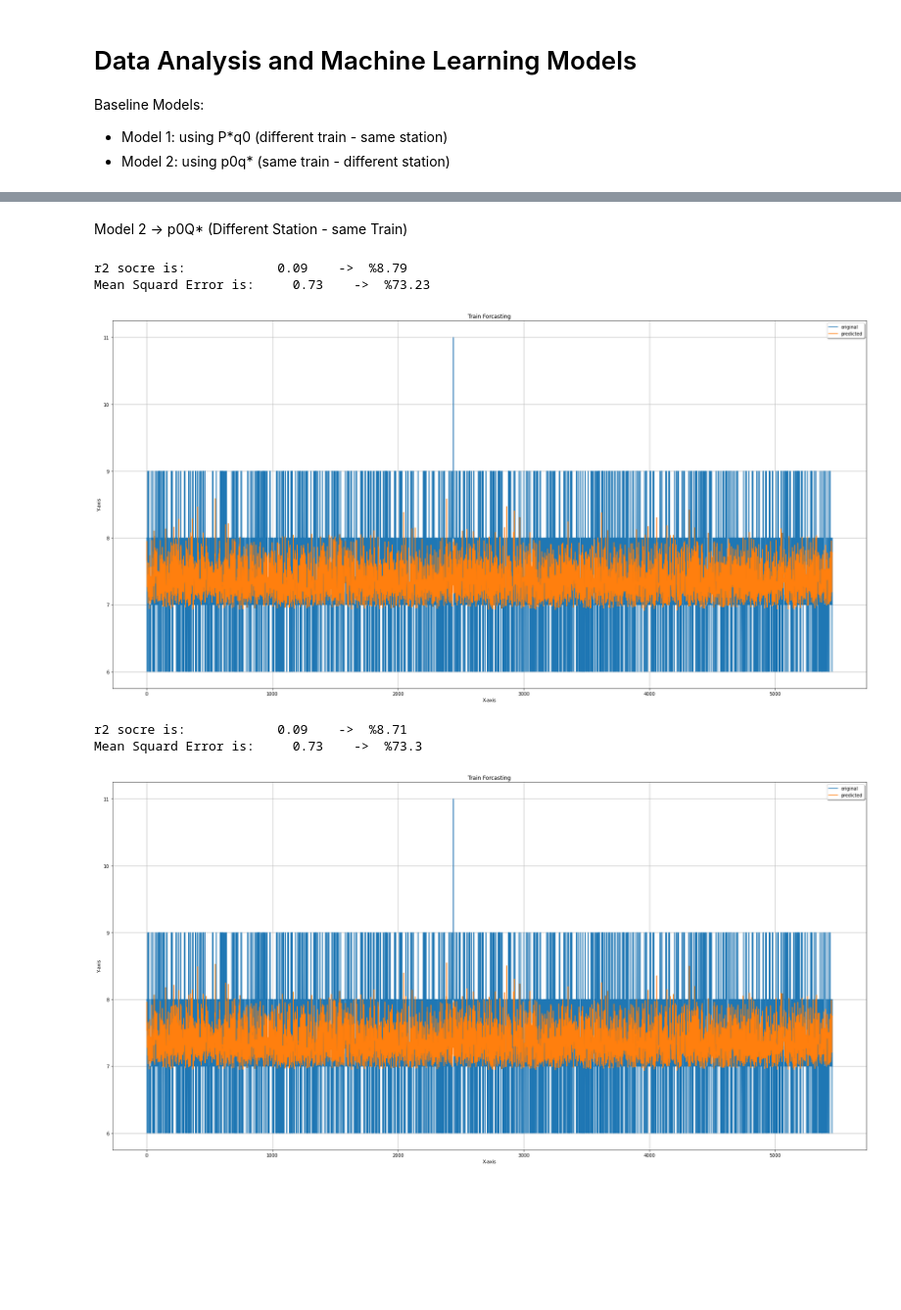
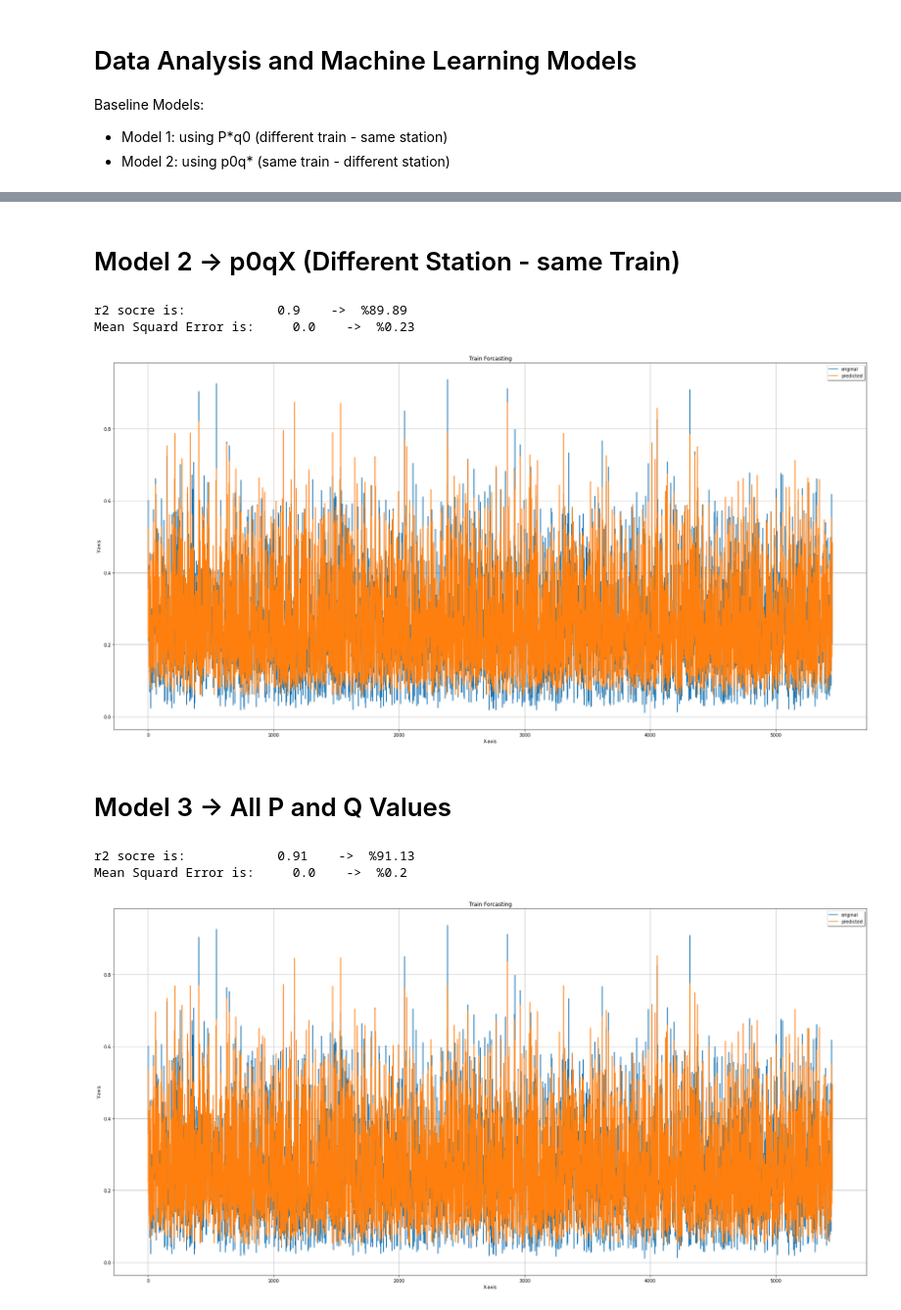
Before and after one commit to BlueMonkeyQ/Train-Forcasting, a Jupyter notebook: EDA.ipynb, the cells around one changed output, grey strips where cells are left out. Shown at 98% size. Drawn from its saved outputs; the diff is of its cells as text; code cells hidden in the pictures; blank space fills up the shorter version.

```diff
--- a/EDA.ipynb
+++ b/EDA.ipynb
@@ -519,4 +519,7 @@ from sklearn.model_selection import train_test_split
 from sklearn.linear_model import LinearRegression
 from sklearn.metrics import r2_score
 from sklearn.metrics import mean_squared_error
+# %%
+Xtrain = TrainData_Date.drop(columns=['p0q0', 'intHour'], axis=1)
+Ytrain = TrainData_Date.drop(columns=['date','weekday','month','train','station','hour','p1q0','p2q0','p3q0', 'p0q1','p0q2','p0q3', 'intHour'], axis=1)
 # %% [markdown]
@@ -560,13 +561,11 @@ Mean Squard Error is:     0.47    ->  %46.8
 # %% [markdown]
-Model 2 -> p0Q* (Different Station - same Train)
+# Model 2 -> p0qX (Different Station - same Train)
 # %%
-model_2 = TrainData_Date.copy()
-columns = ['date','weekday','month','train','station','hour','p1q0','p2q0','p3q0']
-model_2 = model_2.drop(columns=columns, axis= 1)
-features = model_2.iloc[:,:-1]
-target = model_2.iloc[:,-1:]
+model_2x = Xtrain.copy()
+droppedColumns = ['date','weekday','month','train','station','hour','p1q0','p2q0','p3q0']
+model_2x = model_2x.drop(columns=droppedColumns, axis= 1)
 
-x_train, x_test, y_train, y_test = train_test_split(features, target, test_size = 0.2, random_state = 42)
+x_train, x_test, y_train, y_test = train_test_split(model_2x, Ytrain, test_size = 0.2, random_state = 42)
 
 LR = LinearRegression()
 LR.fit(x_train,y_train)
@@ -594,44 +593,44 @@ plt.grid(True)
 plt.rcParams['figure.figsize'] = [30, 15]
 plt.show()
 # %% [output]
-r2 socre is:            0.09    ->  %8.79
-Mean Squard Error is:     0.73    ->  %73.23
+r2 socre is:            0.9    ->  %89.89
+Mean Squard Error is:     0.0    ->  %0.23
-[figure, old version]
+[figure, new version]
+# %% [markdown]
+# Model 3 -> All P and Q Values
 # %%
-model_3 = TrainData_Date.copy()
-columns = ['date','weekday','month','train','station','hour','p1q0','p2q0','p3q0','p0q1','p0q2','p0q3']
-model_3 = model_3.drop(columns=columns, axis= 1)
-features = model_3.iloc[:,:-1]
-target = model_3.iloc[:,-1:]
+model_3x = Xtrain.copy()
+droppedColumns = ['date','weekday','month','train','station','hour']
+model_3x = model_3x.drop(columns=droppedColumns, axis= 1)
 
-x_train, x_test, y_train, y_test = train_test_split(features, target, test_size = 0.2, random_state = 42)
+x_train, x_test, y_train, y_test = train_test_split(model_3x, Ytrain, test_size = 0.2, random_state = 42)
 
 LR = LinearRegression()
 LR.fit(x_train,y_train)
 
 y_prediction =  LR.predict(x_test)
 y_prediction
 
 # Compare Predicted Values with the original values to determine accuracy: scale 0-100 %
 score=r2_score(y_test,y_prediction)
 
 
 mse = mean_squared_error(y_test, y_prediction)
 
 print(f'r2 socre is:            {round(score,2)}    ->  %{round(score*100,2)}')
 print(f'Mean Squard Error is:     {round(mse,2)}    ->  %{round(mse*100,2)}')
 
 x_ax = range(len(y_test))
 plt.plot(x_ax, y_test, label="original")
 plt.plot(x_ax, y_prediction, label="predicted")
 plt.title("Train Forcasting")
 plt.xlabel('X-axis')
 plt.ylabel('Y-axis')
 plt.legend(loc='best',fancybox=True, shadow=True)
 plt.grid(True)
 plt.rcParams['figure.figsize'] = [30, 15]
 plt.show()
 # %% [output]
-r2 socre is:            0.09    ->  %8.71
-Mean Squard Error is:     0.73    ->  %73.3
+r2 socre is:            0.91    ->  %91.13
+Mean Squard Error is:     0.0    ->  %0.2
-[figure, old version]
+[figure, new version]
```
Also changed, not shown: parts of 4 cells of this notebook.
